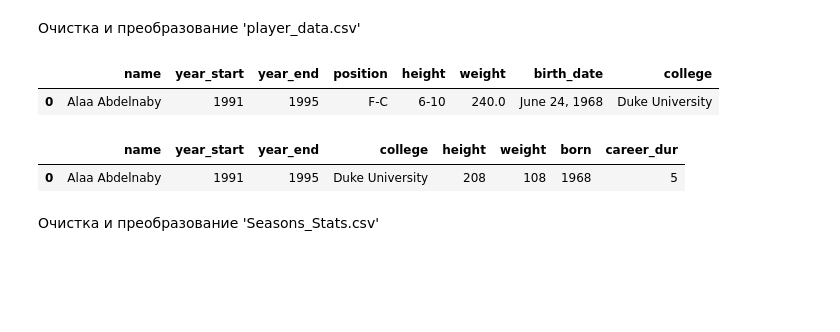
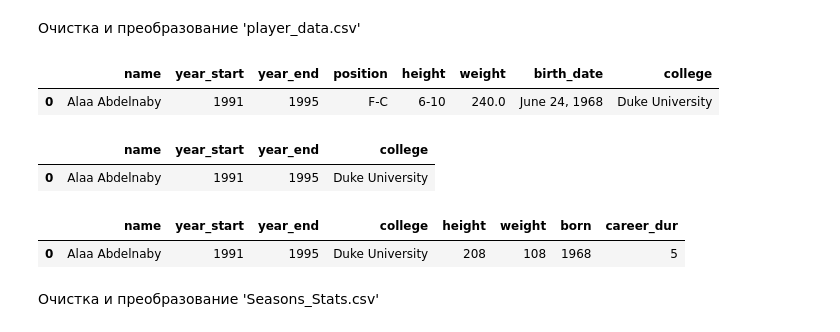
Before and after one commit to SergeyYVP/Python_DZ, a Jupyter notebook: python_dz_8.ipynb, the cells around one changed output. Cells and saved outputs as stored; diff of their text form; code cells hidden in the pictures; blank space fills up the shorter version.

```diff
--- a/python_dz_8.ipynb
+++ b/python_dz_8.ipynb
@@ -62,6 +62,11 @@ player_data_df.head(1)
 # %%
 player_data_df.drop(['height', 'weight', 'birth_date', 'position'], axis=1, inplace=True, errors='ignore')
 player_data_df.dropna(inplace=True)
+# %%
+player_data_df.head(1)
+# %% [output]
+|  | name | year_start | year_end | college |
+| 0 | Alaa Abdelnaby | 1991 | 1995 | Duke University |
 # %%
 if 'height' not in  player_data_df.columns:
     player_data_df = player_data_df.merge(players_df[['height', 'weight', 'born']], \
```
Also changed, not shown: parts of 6 cells of this notebook.
